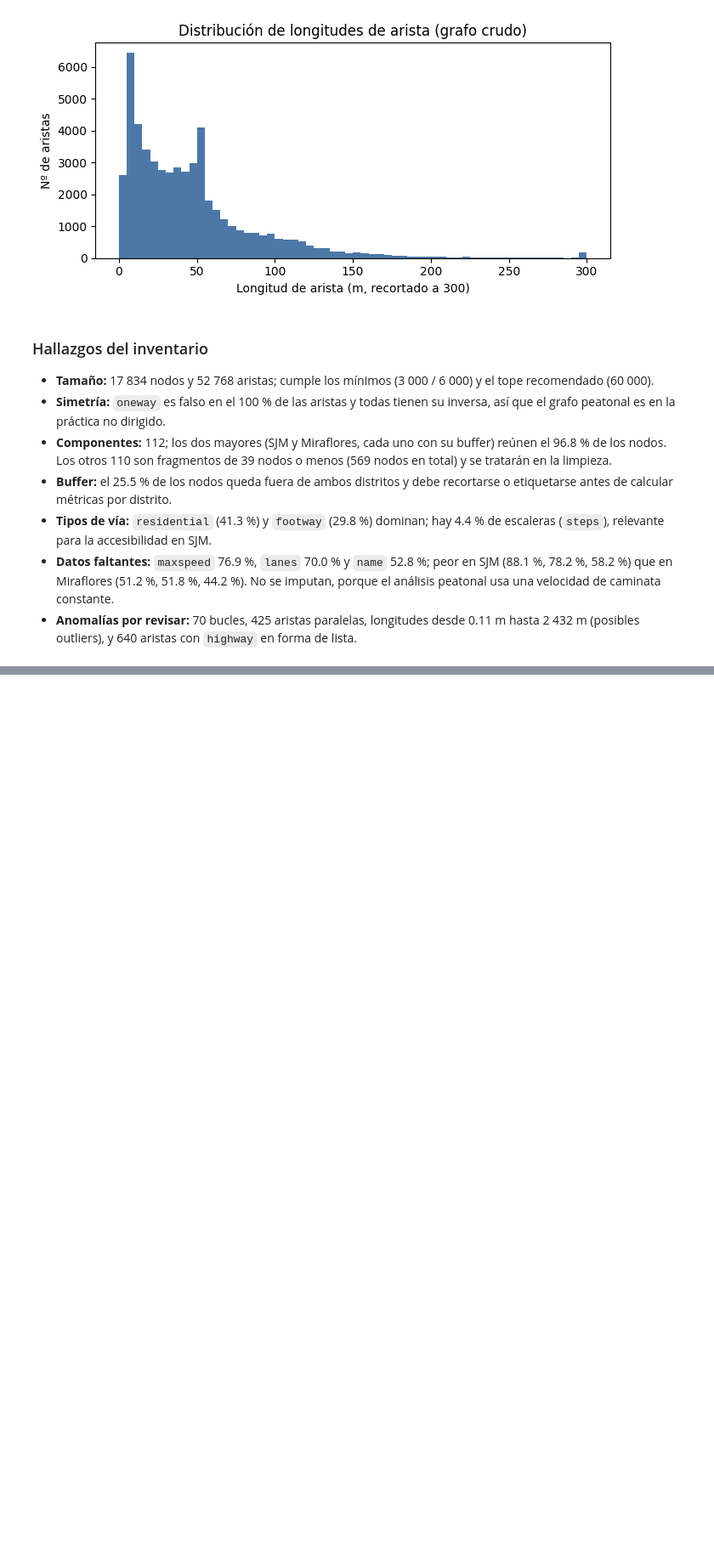
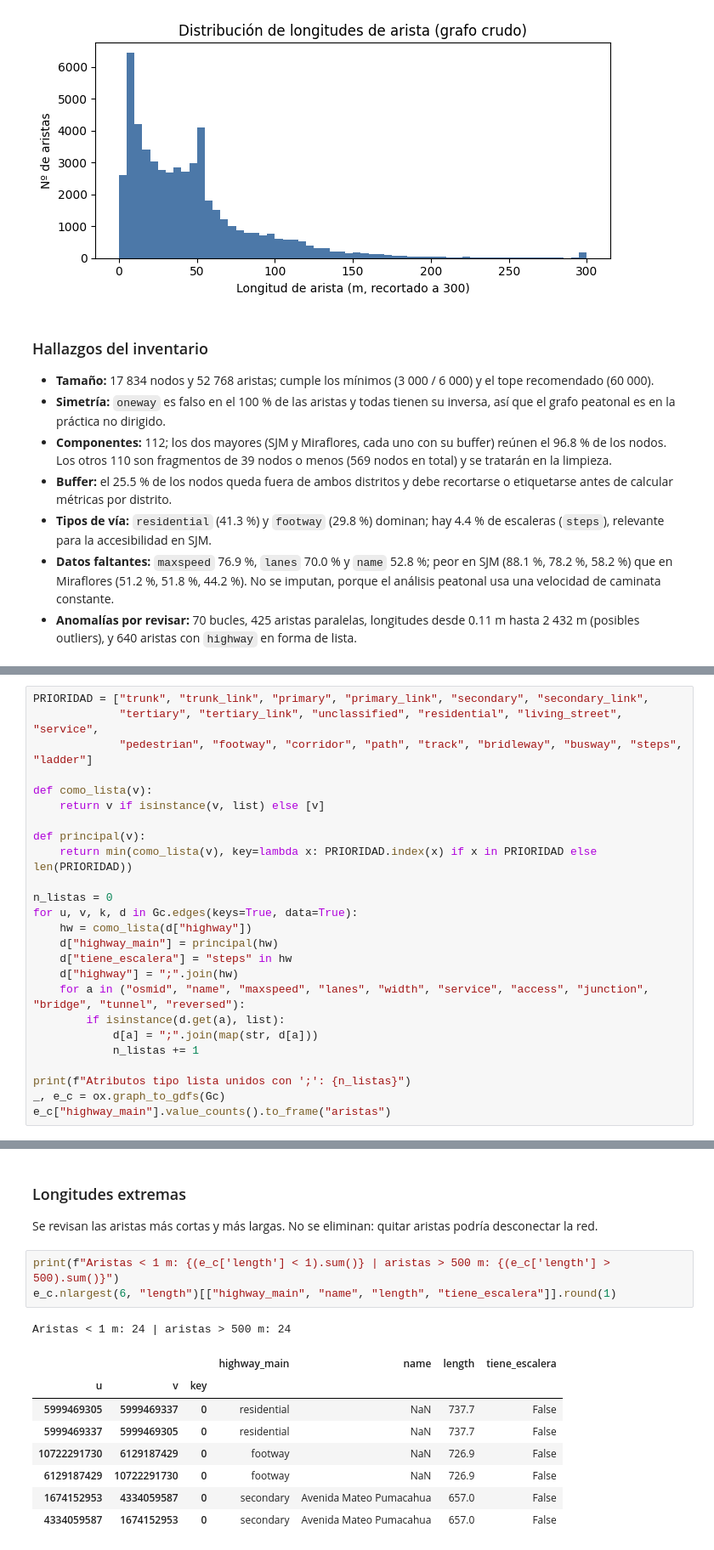
Before and after one commit to lvanCR/lima-walkability-accessibility, a Jupyter notebook: notebooks/01_descarga_y_limpieza.ipynb, the cells around one changed output, grey strips where cells are left out. Shown at 85% size. Drawn from its saved outputs; the diff is of its cells as text; blank space fills up the shorter version.

```diff
--- a/notebooks/01_descarga_y_limpieza.ipynb
+++ b/notebooks/01_descarga_y_limpieza.ipynb
@@ -375,0 +510,25 @@ plt.show()
+# %%
+PRIORIDAD = ["trunk", "trunk_link", "primary", "primary_link", "secondary", "secondary_link",
+             "tertiary", "tertiary_link", "unclassified", "residential", "living_street", "service",
+             "pedestrian", "footway", "corridor", "path", "track", "bridleway", "busway", "steps", "ladder"]
+
+def como_lista(v):
+    return v if isinstance(v, list) else [v]
+
+def principal(v):
+    return min(como_lista(v), key=lambda x: PRIORIDAD.index(x) if x in PRIORIDAD else len(PRIORIDAD))
+
+n_listas = 0
+for u, v, k, d in Gc.edges(keys=True, data=True):
+    hw = como_lista(d["highway"])
+    d["highway_main"] = principal(hw)
+    d["tiene_escalera"] = "steps" in hw
+    d["highway"] = ";".join(hw)
+    for a in ("osmid", "name", "maxspeed", "lanes", "width", "service", "access", "junction", "bridge", "tunnel", "reversed"):
+        if isinstance(d.get(a), list):
+            d[a] = ";".join(map(str, d[a]))
+            n_listas += 1
+
+print(f"Atributos tipo lista unidos con ';': {n_listas}")
+_, e_c = ox.graph_to_gdfs(Gc)
+e_c["highway_main"].value_counts().to_frame("aristas")
@@ -375,0 +555,17 @@ plt.show()
+# %% [markdown]
+### Longitudes extremas
+
+Se revisan las aristas más cortas y más largas. No se eliminan: quitar aristas podría desconectar la red.
+# %%
+print(f"Aristas < 1 m: {(e_c['length'] < 1).sum()} | aristas > 500 m: {(e_c['length'] > 500).sum()}")
+e_c.nlargest(6, "length")[["highway_main", "name", "length", "tiene_escalera"]].round(1)
+# %% [output]
+Aristas < 1 m: 24 | aristas > 500 m: 24
+|  |  |  | highway_main | name | length | tiene_escalera |
+| u | v | key |  |  |  |  |
+| 5999469305 | 5999469337 | 0 | residential | NaN | 737.7 | False |
+| 5999469337 | 5999469305 | 0 | residential | NaN | 737.7 | False |
+| 10722291730 | 6129187429 | 0 | footway | NaN | 726.9 | False |
+| 6129187429 | 10722291730 | 0 | footway | NaN | 726.9 | False |
+| 1674152953 | 4334059587 | 0 | secondary | Avenida Mateo Pumacahua | 657.0 | False |
+| 4334059587 | 1674152953 | 0 | secondary | Avenida Mateo Pumacahua | 657.0 | False |
```
Also changed, not shown: parts of 19 cells of this notebook, 2 other files.
